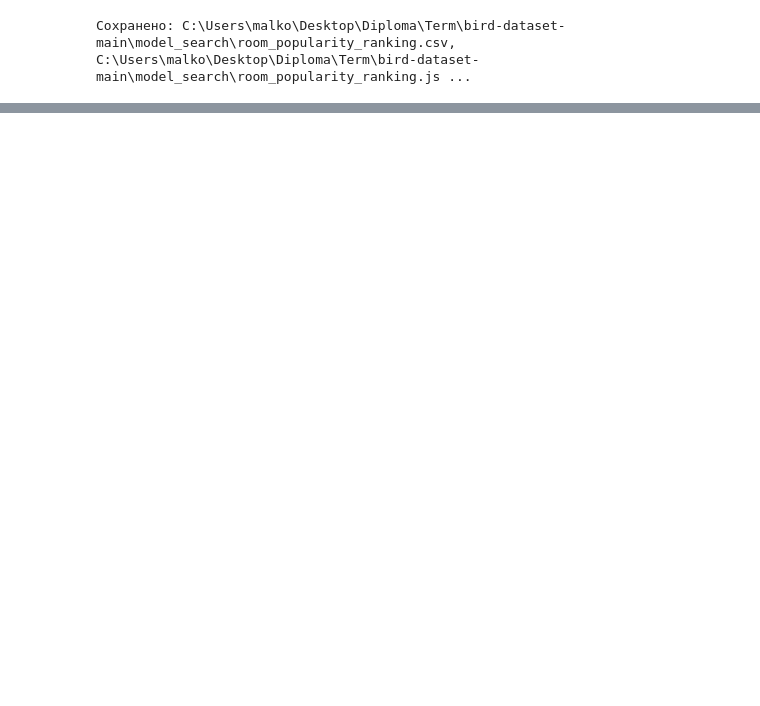
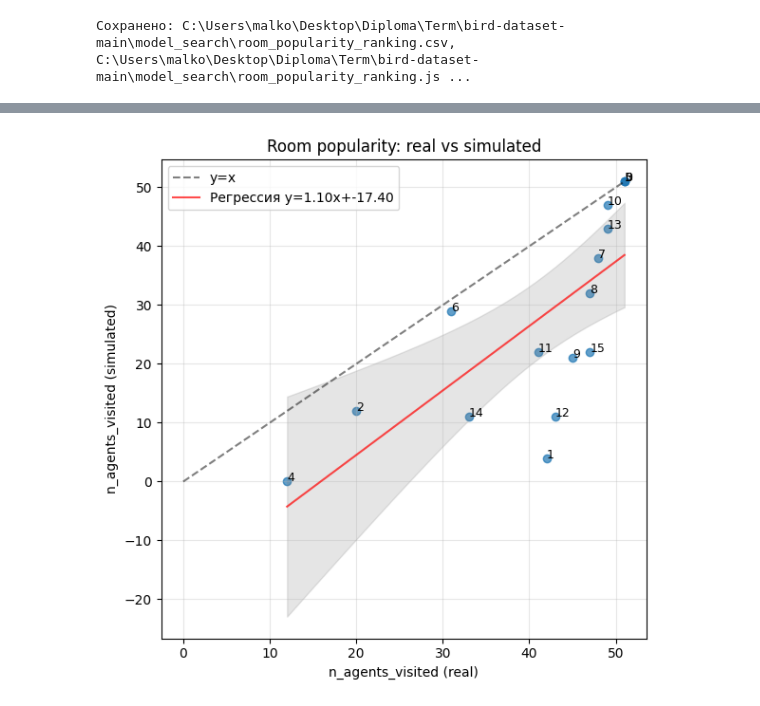
Before and after one commit to malkovajuly97-source/museum-flow-prediction, a Jupyter notebook: model_search/model_search.ipynb, the cells around one changed output, grey strips where cells are left out. Saved outputs shown, nothing was run; the diff lists cells and outputs as text; code cells hidden in the pictures; blank space fills up the shorter version.

Commit message:
update model search notebook - add 2 macro parameters and compare them with each other. problem with read from csv trajectories exists.

```diff
--- a/model_search/model_search.ipynb
+++ b/model_search/model_search.ipynb
@@ -14,7 +28,8 @@ for d in [Path.cwd(), Path.cwd() / "model_search"]:
 
 # DXF: в этой же папке или model_search/ при запуске из корня
 PATH_DXF = str(Path("model_search") / "Floor_0.dxf") if (Path.cwd() / "model_search" / "Floor_0.dxf").exists() else "Floor_0.dxf"
+PATH_TRAJECTORIES_CSV = "C://Users/malko/Desktop/Diploma/Term/bird-dataset-main/bird-dataset-main/data/normalized_trajectories"
 LAYER_FLOOR_PLAN = "Floor_plan"
 LAYER_AREA = "Area"
-LAYER_TRAJECTORIES = "Trajectories"
+LAYER_SIMULATION = "Simulation"  # треки из симуляции Unity
 # %%
@@ -62,0 +153,10 @@ print(f"Сохранено: {out_csv}, {out_json}")
+# %%
+df_sim, chain_sim, n_traj_sim = compute_room_popularity_ranking(
+    PATH_DXF, LAYER_AREA, LAYER_SIMULATION, LAYER_FLOOR_PLAN
+)
+if n_traj_sim == 0:
+    print("Слой Simulation пуст или отсутствует.")
+else:
+    print("Room popularity (simulated), n_trajectories:", n_traj_sim)
+    display(df_sim)
+    print("Цепочка:", ", ".join(map(str, chain_sim)))
@@ -62,0 +186,74 @@ print(f"Сохранено: {out_csv}, {out_json}")
+# %%
+import matplotlib.pyplot as plt
+import numpy as np
+from scipy.stats import pearsonr, spearmanr, t as t_dist
+
+if n_traj_sim == 0 or len(df_sim) == 0:
+    print("Нет симулированных данных для сравнения.")
+else:
+    compare_df = df_real.rename(columns={"rank": "rank_real", "n_agents_visited": "n_real"})
+    sim_df = df_sim.rename(columns={"rank": "rank_sim", "n_agents_visited": "n_sim"})
+    compare_df = compare_df.merge(sim_df[["zone", "rank_sim", "n_sim"]], on="zone", how="outer")
+    compare_df = compare_df.fillna(0).astype({"rank_sim": int, "n_sim": int})
+    valid = compare_df[(compare_df["n_real"] > 0) | (compare_df["n_sim"] > 0)]
+
+    # Scatter: n_real vs n_sim
+    fig, ax = plt.subplots(figsize=(6, 6))
+    ax.scatter(valid["n_real"], valid["n_sim"], alpha=0.7)
+    for _, r in valid.iterrows():
+        ax.annotate(str(int(r["zone"])), (r["n_real"], r["n_sim"]), fontsize=9)
+    mx = max(valid["n_real"].max(), valid["n_sim"].max())
+    ax.plot([0, mx], [0, mx], "k--", alpha=0.5, label="y=x")
+    b, a = np.polyfit(valid["n_real"], valid["n_sim"], 1)
+    x_line = np.linspace(valid["n_real"].min(), valid["n_real"].max(), 100)
+    y_line = a + b * x_line
+    if len(valid) >= 3:
+        x_vals, y_vals = valid["n_real"].values, valid["n_sim"].values
+        n = len(x_vals)
+        y_pred = a + b * x_vals
+        mse = np.sum((y_vals - y_pred)**2) / (n - 2)
+        x_mean = np.mean(x_vals)
+        ss_x = np.sum((x_vals - x_mean)**2)
+        se = np.sqrt(mse * (1/n + (x_line - x_mean)**2 / ss_x))
+        t_val = t_dist.ppf(0.975, n - 2)
+        ax.fill_between(x_line, y_line - t_val * se, y_line + t_val * se, alpha=0.2, color="gray")
+    ax.plot(x_line, y_line, "r-", alpha=0.7, label=f"Регрессия y={b:.2f}x+{a:.2f}")
+    ax.set_xlabel("n_agents_visited (real)")
+    ax.set_ylabel("n_agents_visited (simulated)")
+    ax.set_title("Room popularity: real vs simulated")
+    ax.legend()
+    ax.grid(alpha=0.3)
+    plt.tight_layout()
+    plt.show()
+
+    # Статистика
+    both = compare_df[(compare_df["n_real"] > 0) & (compare_df["n_sim"] > 0)]
+    if len(both) >= 2:
+        r_pearson, p_pearson = pearsonr(both["n_real"], both["n_sim"])
+        r_spearman, p_spearman = spearmanr(both["rank_real"], both["rank_sim"])
+        print(f"n_real: mean={both['n_real'].mean():.1f}, std={both['n_real'].std():.1f}")
+        print(f"n_sim:  mean={both['n_sim'].mean():.1f}, std={both['n_sim'].std():.1f}")
+        print(f"Корреляция Пирсона (n_agents): r={r_pearson:.3f}, p={p_pearson:.4f}")
+        print(f"Корреляция Спирмена (rank):     r={r_spearman:.3f}, p={p_spearman:.4f}")
+
+    # Slopegraph: зоны слева по rank_real, справа по rank_sim
+    df_left = compare_df.sort_values("rank_real").reset_index(drop=True)
+    rank_to_pos_right = dict(zip(df_left.sort_values("rank_sim")["zone"], range(len(df_left))))
+    fig, ax = plt.subplots(figsize=(6, 8))
+    n = len(df_left)
+    for i, row in df_left.iterrows():
+        z = row["zone"]
+        y_right = rank_to_pos_right.get(z, i)
+        ax.plot([0, 1], [i, y_right], "b-", alpha=0.5)
+        ax.text(-0.05, i, f"{int(z)}", ha="right", va="center", fontsize=9)
+        ax.text(1.05, y_right, f"{int(z)}", ha="left", va="center", fontsize=9)
+    ax.set_xlim(-0.3, 1.3)
+    ax.set_ylim(n - 0.5, -0.5)
+    ax.set_xticks([0, 1])
+    ax.set_xticklabels(["real", "simulated"])
+    ax.set_yticks([])
+    ax.set_title("Slopegraph: ранги зон real vs simulated")
+    plt.tight_layout()
+    plt.show()
+# %% [output]
+[figure, added]
```
Also changed, not shown: parts of 19 cells of this notebook, 8 other files.
